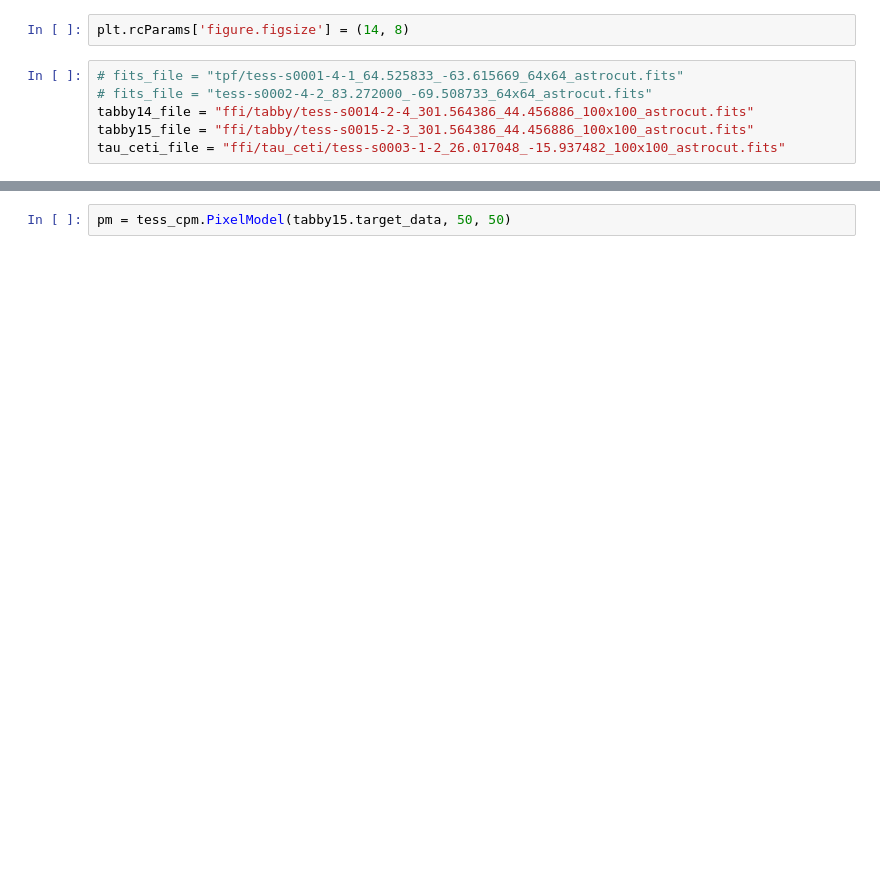
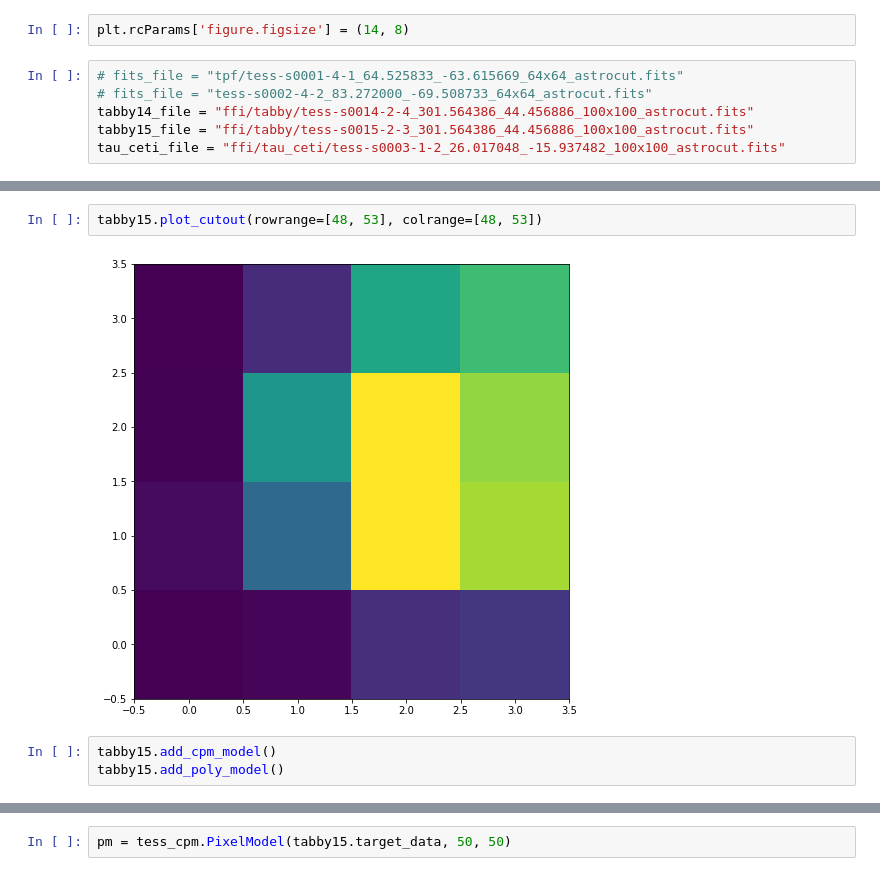
Before and after one commit to soichiro-hattori/unpopular, a Jupyter notebook: tester.ipynb, the cells around one changed output, grey strips where cells are left out. Drawn from its saved outputs; the diff is of its cells as text; blank space fills up the shorter version.

```diff
--- a/tester.ipynb
+++ b/tester.ipynb
@@ -21 +37,8 @@ tabby15 = tess_cpm.Source(tabby15_file)
+# %%
+tabby15.plot_cutout(rowrange=[48, 53], colrange=[48, 53])
+# %% [output]
+[figure, added]
+# %%
+tabby15.add_cpm_model()
+tabby15.add_poly_model()
 # %%
```
Also changed, not shown: parts of 8 cells of this notebook, 3 other files.
